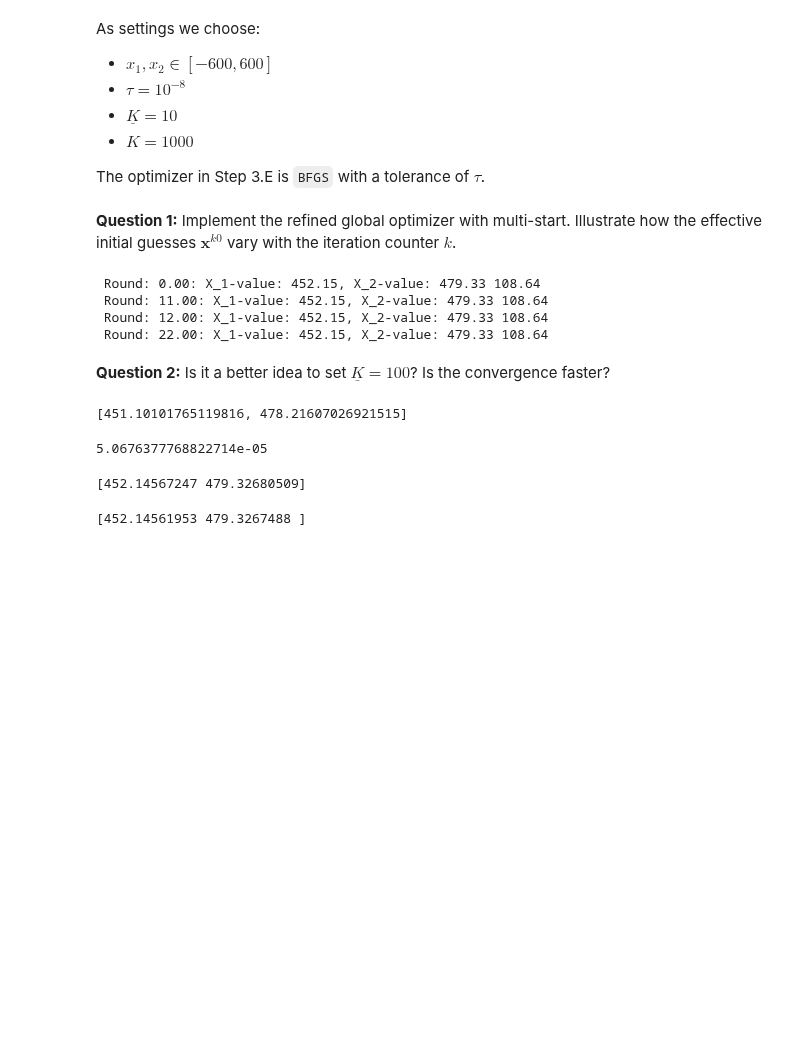
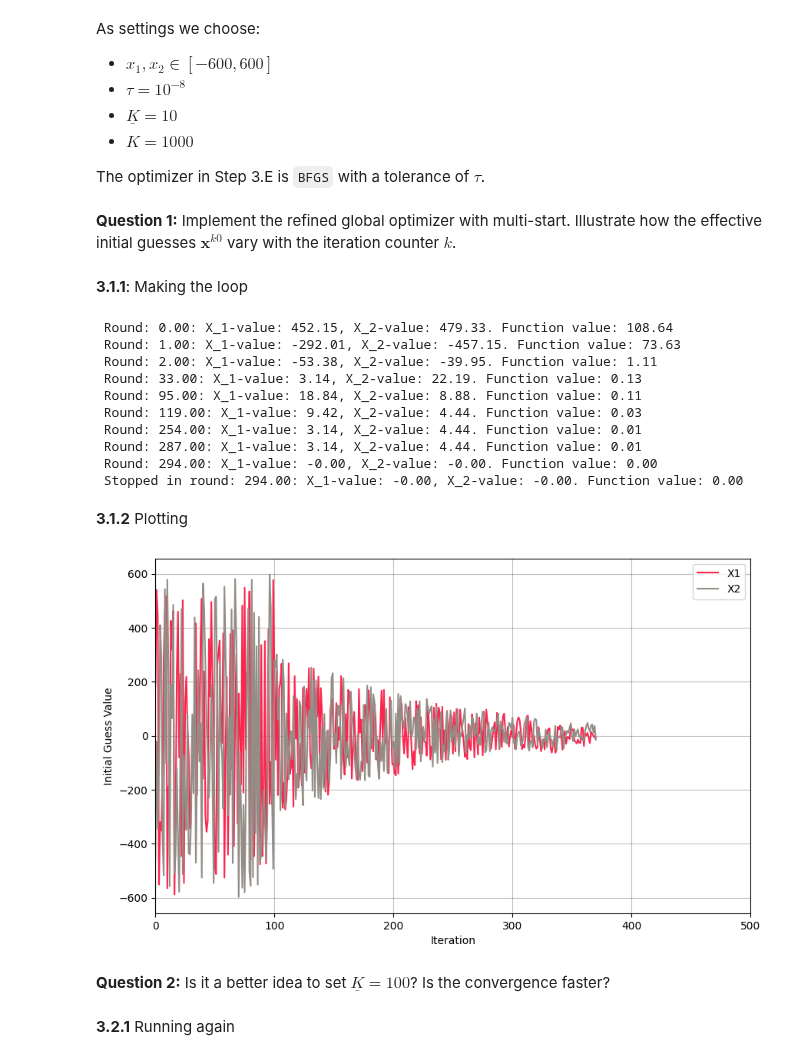
Before and after one commit to NumEconCopenhagen/projects-2023-andershuus_christianfogel, a Jupyter notebook: examproject/Exam-2023-notebook.ipynb, the cells around one changed output. Cells and saved outputs as stored; diff of their text form; code cells hidden in the pictures; blank space fills up the shorter version.

```diff
--- a/examproject/Exam-2023-notebook.ipynb
+++ b/examproject/Exam-2023-notebook.ipynb
@@ -576,6 +576,8 @@ As settings we choose:
 The optimizer in Step 3.E is `BFGS` with a tolerance of $\tau$.
 # %% [markdown]
 **Question 1:** Implement the refined global optimizer with multi-start. Illustrate how the effective initial guesses $\mathbf{x}^{k0}$ vary with the iteration counter $k$.
+# %% [markdown]
+**3.1.1**: Making the loop
 # %%
 
 
@@ -589,10 +591,16 @@ tau=10e-8
 K = 1000
 K_lower_bar = 10
 
+#Important to take the seed BEFORE looping. Otherwise, no convergence.
+np.random.seed(1964)
+
+#Intermezzo - Making a vector for the initial guess
+initial_guesses = []
+
+
 #Step 3
 for i in np.linspace(0,K-1,K):
     #Step 3.A
-    np.random.seed(1964)
     xk = [np.random.uniform(bound_low,bound_high), np.random.uniform(bound_low,bound_high)]
 
     #Step 3.B
@@ -611,11 +619,11 @@ for i in np.linspace(0,K-1,K):
         if i == 0 or fkstar<fstar:
             xstar=xkstar
             fstar=griewank(xstar)
-            print(f' Round: {i:.2f}: X_1-value: {xstar[0]:.2f}, X_2-value: {xstar[1]:.2f} {fstar:.2f}')
+            print(f' Round: {i:.2f}: X_1-value: {xstar[0]:.2f}, X_2-value: {xstar[1]:.2f}. Function value: {fstar:.2f}')
 
         #Step 3.G
         if fstar<tau:
-            print(f' Stopped in round: {i:.2f}: X_1-value: {xstar[0]:.2f}, X_2-value: {xstar[1]:.2f} {fstar:.2f}')
+            print(f' Stopped in round: {i:.2f}: X_1-value: {xstar[0]:.2f}, X_2-value: {xstar[1]:.2f}. Function value: {fstar:.2f}')
             break
 
     else:
@@ -638,33 +646,46 @@ for i in np.linspace(0,K-1,K):
         if fkstar<fstar:
             xstar=xkstar
             fstar=griewank(xstar)
-            print(f' Round: {i:.2f}: X_1-value: {xstar[0]:.2f}, X_2-value: {xstar[1]:.2f} {fstar:.2f}')
+            print(f' Round: {i:.2f}: X_1-value: {xstar[0]:.2f}, X_2-value: {xstar[1]:.2f}. Function value: {fstar:.2f}')
         #Step 3.G
         if fstar<tau:
-            print(f' Stopped in round: {i:.2f}: X_1-value: {xstar[0]:.2f}, X_2-value: {xstar[1]:.2f} {fstar:.2f}')
+            print(f' Stopped in round: {i:.2f}: X_1-value: {xstar[0]:.2f}, X_2-value: {xstar[1]:.2f}. Function value: {fstar:.2f}')
             break
+    #Saving initial guesses
+    initial_guesses.append(xk0)
 # %% [output]
- Round: 0.00: X_1-value: 452.15, X_2-value: 479.33 108.64
- Round: 11.00: X_1-value: 452.15, X_2-value: 479.33 108.64
- Round: 12.00: X_1-value: 452.15, X_2-value: 479.33 108.64
- Round: 22.00: X_1-value: 452.15, X_2-value: 479.33 108.64
+ Round: 0.00: X_1-value: 452.15, X_2-value: 479.33. Function value: 108.64
+ Round: 1.00: X_1-value: -292.01, X_2-value: -457.15. Function value: 73.63
+ Round: 2.00: X_1-value: -53.38, X_2-value: -39.95. Function value: 1.11
+ Round: 33.00: X_1-value: 3.14, X_2-value: 22.19. Function value: 0.13
+ Round: 95.00: X_1-value: 18.84, X_2-value: 8.88. Function value: 0.11
+ Round: 119.00: X_1-value: 9.42, X_2-value: 4.44. Function value: 0.03
+ Round: 254.00: X_1-value: 3.14, X_2-value: 4.44. Function value: 0.01
+ Round: 287.00: X_1-value: 3.14, X_2-value: 4.44. Function value: 0.01
+ Round: 294.00: X_1-value: -0.00, X_2-value: -0.00. Function value: 0.00
+ Stopped in round: 294.00: X_1-value: -0.00, X_2-value: -0.00. Function value: 0.00
+# %% [markdown]
+**3.1.2** Plotting
+# %%
+#Making the initial guess into an array in order to plot.
+initial_guesses_array = np.array(initial_guesses)
+
+# Plot
+plt.figure(figsize=(10, 6))
+#Taking the first row of the array, i.e. X1
+plt.plot(initial_guesses_array[:, 0], color=(251/255,38/255,78/255), label='X1')
+#Taking the first row of the array, i.e. X2
+plt.plot(initial_guesses_array[:, 1], color=(148/255,141/255,134/255), label='X2')
+#Labels.
+plt.xlabel('Iteration')
+plt.ylabel('Initial Guess Value')
+plt.legend()
+
+plt.xlim([0, 500])
+plt.show()
+# %% [output]
+[figure, added]
 # %% [markdown]
 **Question 2:** Is it a better idea to set $\underline{K} = 100$? Is the convergence faster?
-# %%
-# write your code here
-
-print(xk)
-# %% [output]
-[451.10101765119816, 478.21607026921515]
-# %%
-print(psi_k)
-# %% [output]
-5.0676377768822714e-05
-# %%
-print(xstar)
-# %% [output]
-[452.14567247 479.32680509]
-# %%
-print(xk0)
-# %% [output]
-[452.14561953 479.3267488 ]
+# %% [markdown]
+**3.2.1** Running again
```
Also changed, not shown: parts of 4 cells of this notebook.
